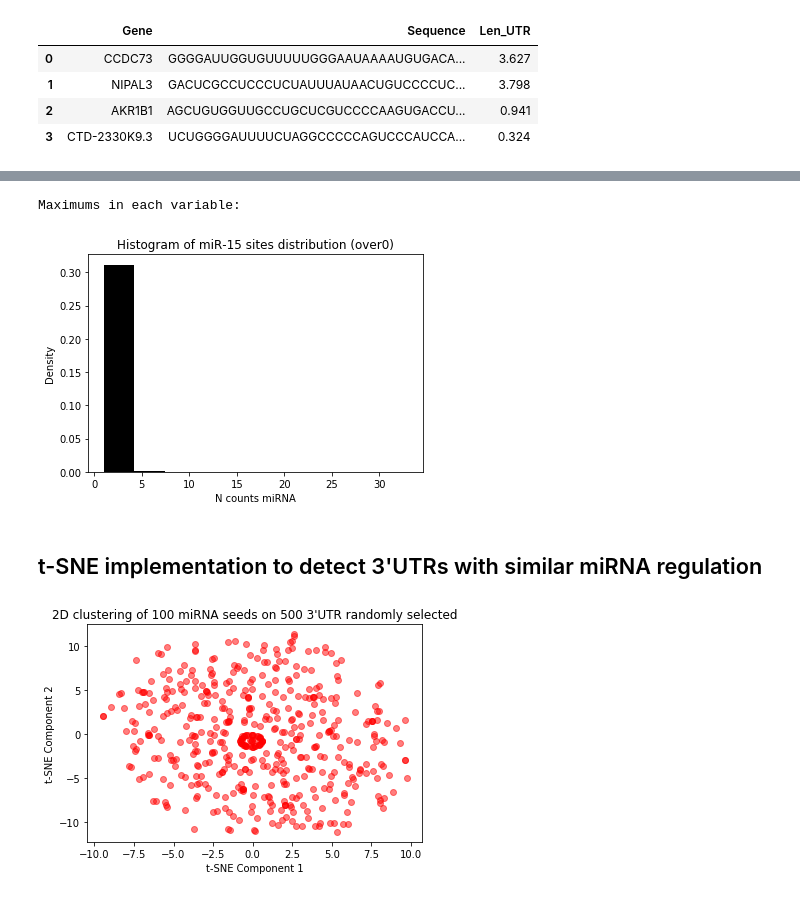
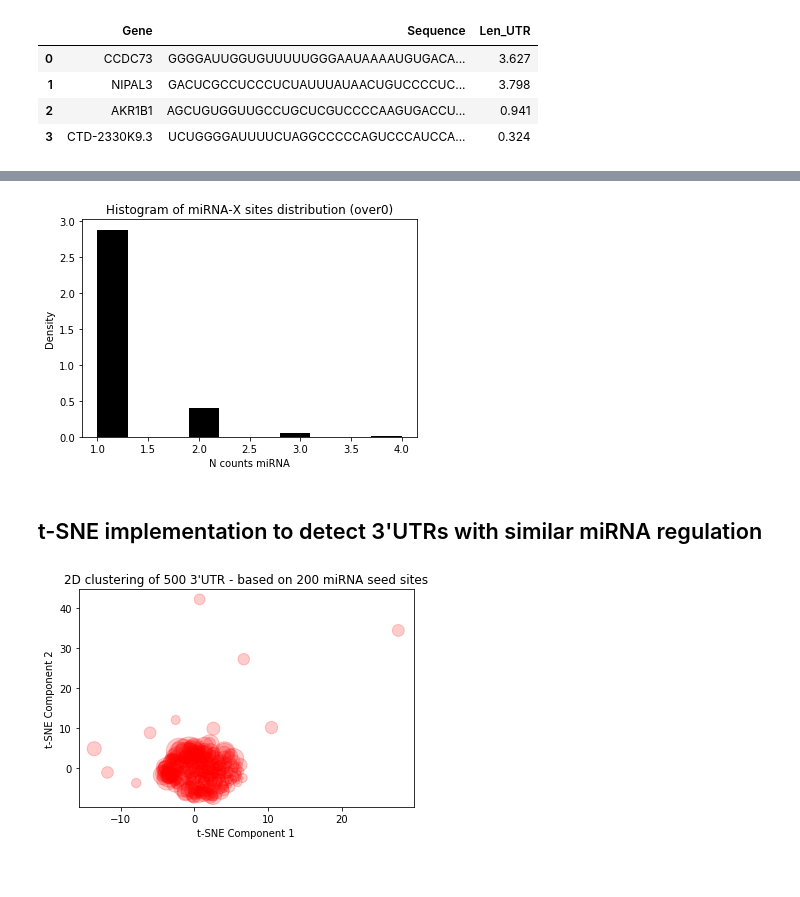
Before and after one commit to xbdr86/biof309_xbdr86_utr, a Jupyter notebook: UTR_analysis.ipynb, the cells around one changed output, grey strips where cells are left out. Drawn from its saved outputs; the diff is of its cells as text; code cells hidden in the pictures.

Commit message:
tsne analysis2

```diff
--- a/UTR_analysis.ipynb
+++ b/UTR_analysis.ipynb
@@ -38,7 +40,7 @@ utr.head(n=4)
 | 3 | CTD-2330K9.3 | UCUGGGGAUUUUCUAGGCCCCCAGUCCCAUCCA... |
 # %%
 mirna = pd.read_csv('miRNA_target_seed.tsv', sep='\t')
-mirna = mirna.sample(n=100, random_state=86)
+#mirna = mirna.sample(n=200)
 mirna.head(n=4)
 # %% [output]
 |  | SEED | rev_compl |
@@ -78,43 +95,40 @@ utr.head(n=4)
 # %%
-#print("Maximums in each variable:")
-#print(utr.max(axis=0))
-frequencies = utr.UGCUGCU
-
+frequencies = utr.iloc[:, 3]
 plt.hist(frequencies, density=True, range=(1, frequencies.max()),color='black') #avoid plot UTRs with 0 counts
-plt.title("Histogram of miR-15 sites distribution (over0)")
+plt.title("Histogram of miRNA-X sites distribution (over0)")
 plt.ylabel('Density')
 plt.xlabel('N counts miRNA')
 plt.show()
 # %% [output]
-Maximums in each variable:
-[figure, old version]
+[figure, new version]
 # %% [markdown]
 ## t-SNE implementation to detect 3'UTRs with similar miRNA regulation
 # %%
-# Import TSNE
+# Import clustering package
 from sklearn.manifold import TSNE
 
 # Create a TSNE instance: model
-model = TSNE(learning_rate=50)
+tsne = TSNE(learning_rate=50)
 
 #Subset data miRNA sites
 all_samples = utr.iloc[:, 3:]
-subset_samples = all_samples.sample(n=500, random_state=86)
+subset_samples = all_samples.sample(n=500)
+label = subset_samples.sum(axis=1) #define lables by number of total sites
 
 # Apply fit_transform to samples: tsne_features
-tsne_features = model.fit_transform(subset_samples)
+tsne_features = tsne.fit_transform(subset_samples)
 
 # Select component 1
 xs = tsne_features[:,0]
 
 # Select component 2
 ys = tsne_features[:,1]
 
 # Scatter plot by component 1 and 2
-plt.scatter(xs, ys, alpha=0.5, color="red")
-plt.title("2D clustering of 100 miRNA seeds on 500 3'UTR randomly selected")
+plt.scatter(xs, ys, alpha=0.2, c="red", s=label)
+plt.title("2D clustering of 500 3'UTR - based on 200 miRNA seed sites")
 plt.ylabel('t-SNE Component 2')
 plt.xlabel('t-SNE Component 1')
 plt.show()
 # %% [output]
-[figure, old version]
+[figure, new version]
```
Also changed, not shown: parts of 4 cells of this notebook.
